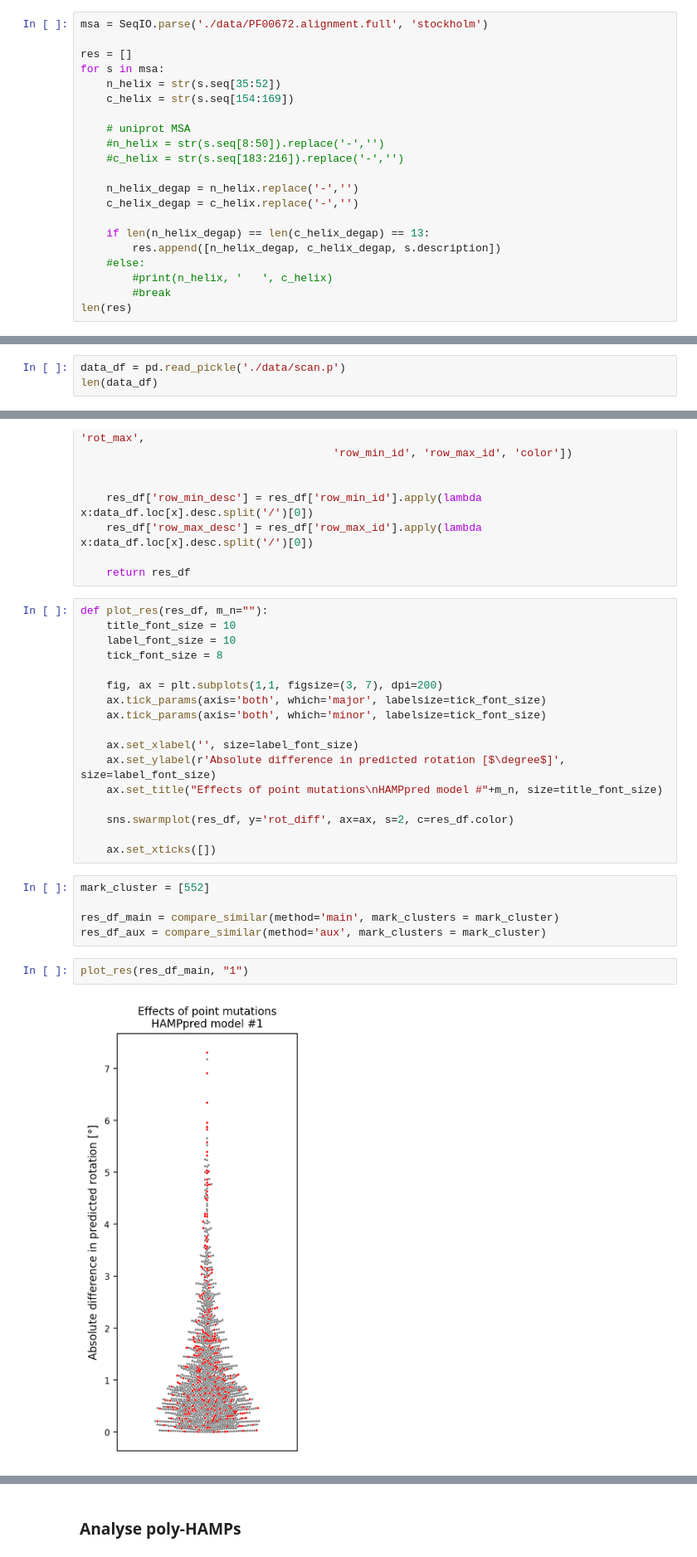
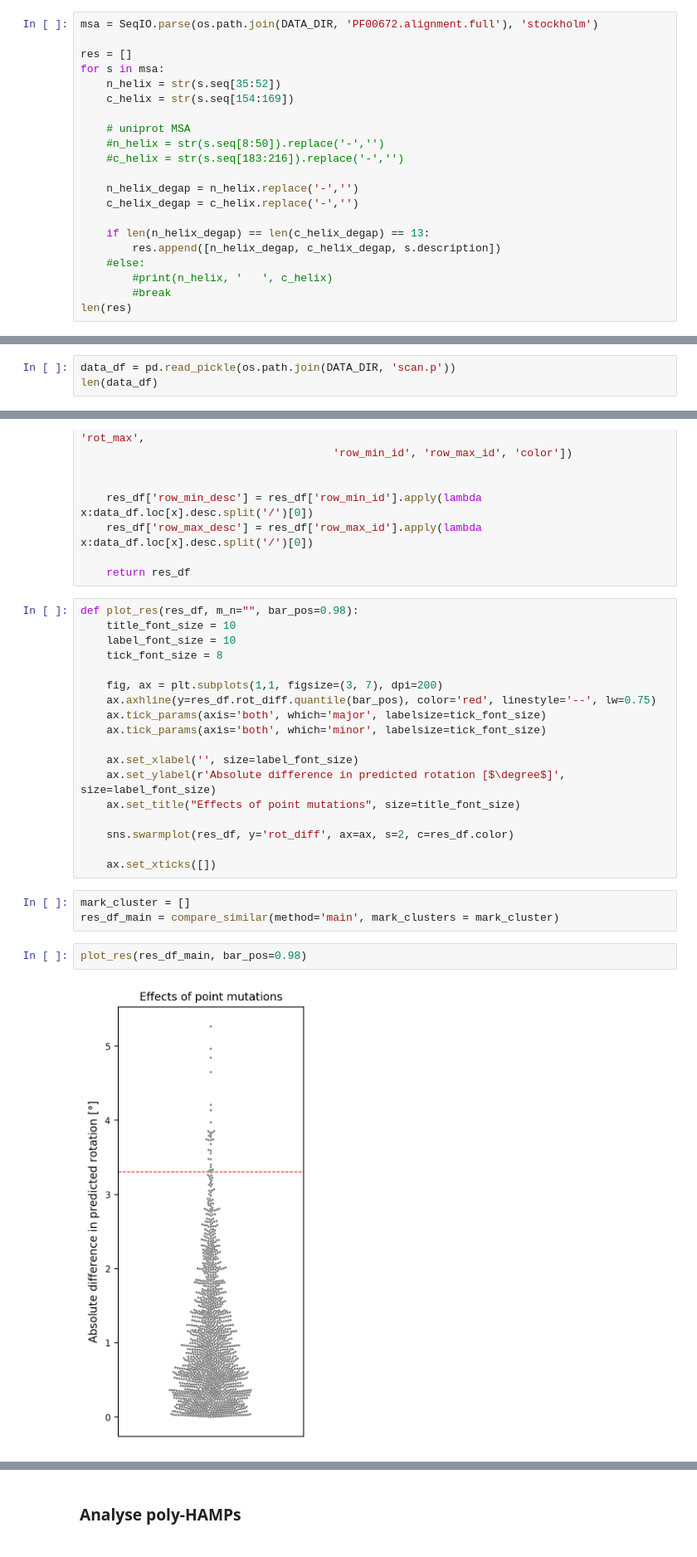
Before and after one commit to labstructbioinf/HAMPpred, a Jupyter notebook: notebooks/steps/4_scan_mutations.ipynb, the cells around one changed output, grey strips where cells are left out. Shown at 83% size. Cells and saved outputs as stored; diff of their text form.

```diff
--- a/notebooks/steps/4_scan_mutations.ipynb
+++ b/notebooks/steps/4_scan_mutations.ipynb
@@ -97,7 +93,7 @@ ax.set_ylim(-26, 26)
 # %% [markdown]
 ### Get HAMP sequences
 # %%
-msa = SeqIO.parse('./data/PF00672.alignment.full', 'stockholm')
+msa = SeqIO.parse(os.path.join(DATA_DIR, 'PF00672.alignment.full'), 'stockholm')
 
 res = []
 for s in msa:
@@ -167,5 +145,5 @@ uni_df.set_index('From', inplace=True)
 # %%
-data_df = pd.read_pickle('./data/scan.p')
+data_df = pd.read_pickle(os.path.join(DATA_DIR, 'scan.p'))
 len(data_df)
 # %% [output]
 59456
@@ -370,28 +290,27 @@ def compare_similar(method, MIN_CLUST_SIZE=2, mark_clusters = []):
 
     return res_df
 # %%
-def plot_res(res_df, m_n=""):
+def plot_res(res_df, m_n="", bar_pos=0.98):
     title_font_size = 10
     label_font_size = 10
     tick_font_size = 8
 
     fig, ax = plt.subplots(1,1, figsize=(3, 7), dpi=200)
+    ax.axhline(y=res_df.rot_diff.quantile(bar_pos), color='red', linestyle='--', lw=0.75)
     ax.tick_params(axis='both', which='major', labelsize=tick_font_size)
     ax.tick_params(axis='both', which='minor', labelsize=tick_font_size)
 
     ax.set_xlabel('', size=label_font_size)
     ax.set_ylabel(r'Absolute difference in predicted rotation [$\degree$]', size=label_font_size)
-    ax.set_title("Effects of point mutations\nHAMPpred model #"+m_n, size=title_font_size)
+    ax.set_title("Effects of point mutations", size=title_font_size)
 
     sns.swarmplot(res_df, y='rot_diff', ax=ax, s=2, c=res_df.color)
 
     ax.set_xticks([])
 # %%
-mark_cluster = [552]
-
+mark_cluster = []
 res_df_main = compare_similar(method='main', mark_clusters = mark_cluster)
-res_df_aux = compare_similar(method='aux', mark_clusters = mark_cluster)
 # %%
-plot_res(res_df_main, "1")
+plot_res(res_df_main, bar_pos=0.98)
 # %% [output]
-[figure, old version]
+[figure, new version]
```
Also changed, not shown: parts of 23 cells of this notebook, 22 other files.
